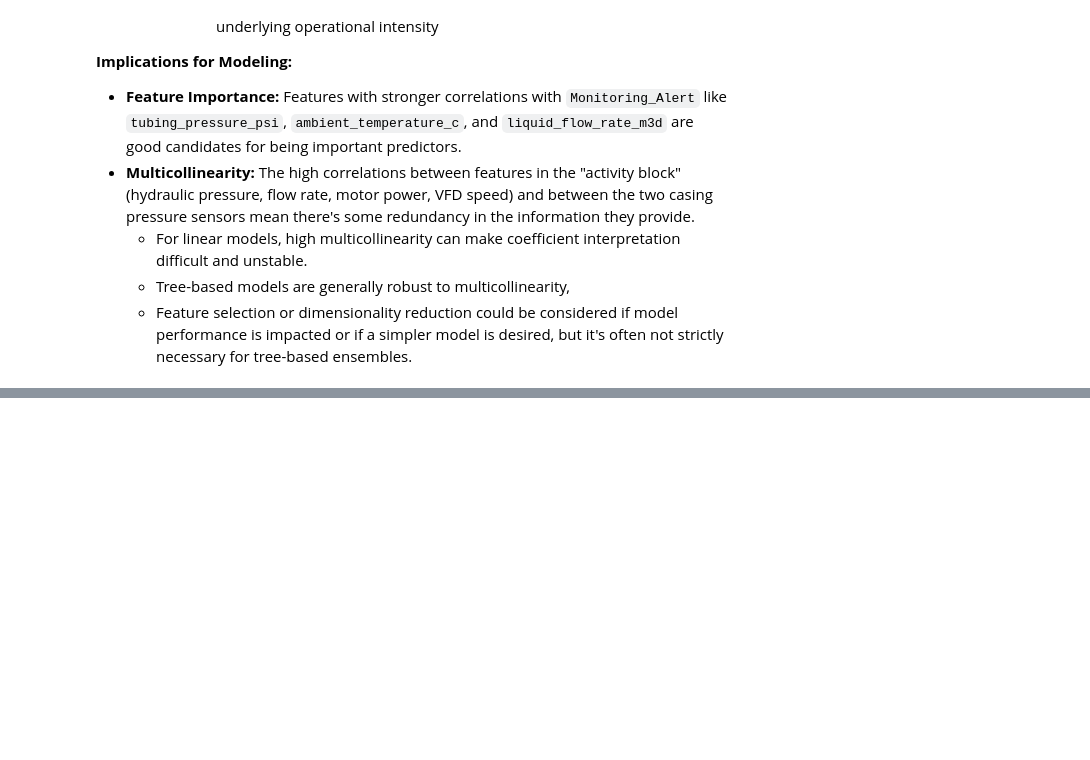
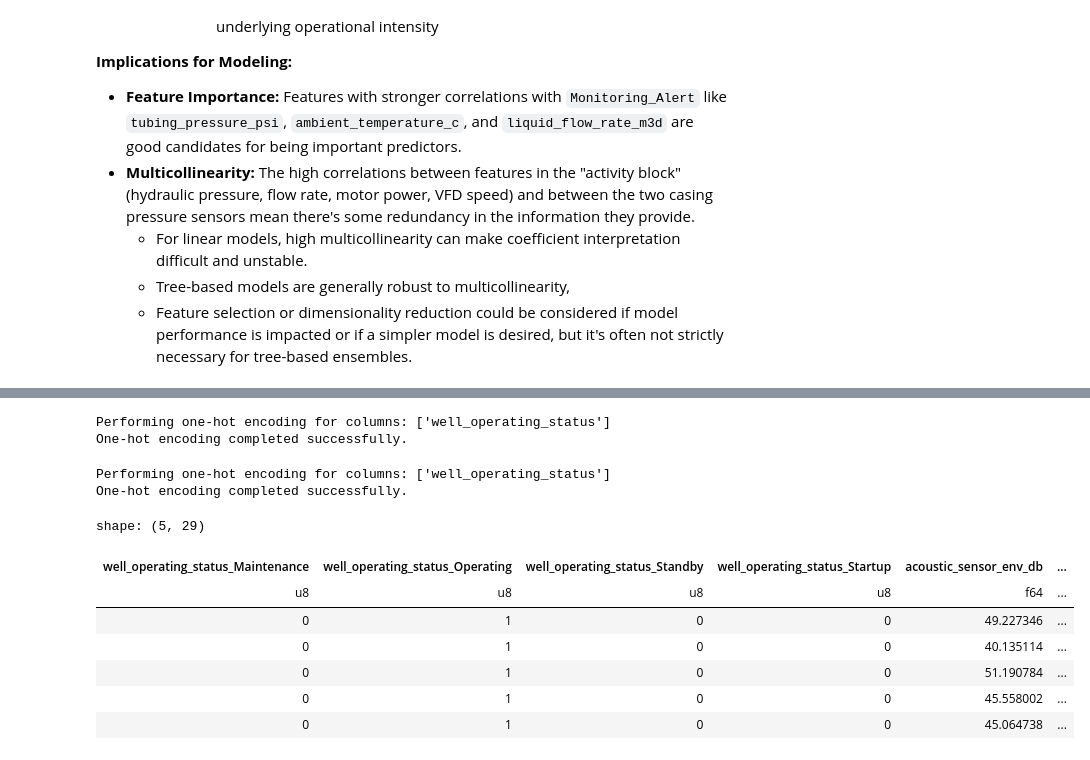
Before and after one commit to vashishtmarhwal/tech-challenge-ambyint, a Jupyter notebook: data-science/ambyint_assessment.ipynb, the cells around one changed output, grey strips where cells are left out. Saved outputs shown, nothing was run; the diff lists cells and outputs as text; code cells hidden in the pictures; blank space fills up the shorter version.

```diff
--- a/data-science/ambyint_assessment.ipynb
+++ b/data-science/ambyint_assessment.ipynb
@@ -779,0 +802,12 @@ plt.show()
+# %%
+# Imputation strategies based on earlier discussion
+imputation_map = {
+    "liquid_flow_rate_m3d": pl.col("liquid_flow_rate_m3d").fill_null(pl.median("liquid_flow_rate_m3d")),
+    "tubing_pressure_psi": pl.col("tubing_pressure_psi").interpolate(),
+    "gearbox_temperature_c": pl.col("gearbox_temperature_c").forward_fill(),
+    "vfd_speed_pct": pl.col("vfd_speed_pct").interpolate(),
+    "surface_temperature_c": pl.col("surface_temperature_c").fill_null(pl.median("surface_temperature_c")),
+    "acoustic_sensor_env_db": pl.col("acoustic_sensor_env_db").fill_null(pl.mean("acoustic_sensor_env_db")),
+}
+# %%
+train_df_processed = handle_missing_values(train_df.clone(), imputation_map)
@@ -779,0 +851,2 @@ plt.show()
+# %%
+train_df_processed = create_time_features(train_df_processed.clone())
@@ -779,0 +867,21 @@ plt.show()
+# %%
+train_df_processed = one_hot_encode_categorical(train_df_processed, categorical_columns=["well_operating_status"])
+# %% [output]
+Performing one-hot encoding for columns: ['well_operating_status']
+One-hot encoding completed successfully.
+# %%
+test_df_processed = one_hot_encode_categorical(test_df_processed, categorical_columns=["well_operating_status"])
+# %% [output]
+Performing one-hot encoding for columns: ['well_operating_status']
+One-hot encoding completed successfully.
+# %%
+train_df_processed.head()
+# %% [output]
+shape: (5, 29)
+| well_operating_status_Maintenance | well_operating_status_Operating | well_operating_status_Standby | well_operating_status_Startup | acoustic_sensor_env_db | ... |
+| u8 | u8 | u8 | u8 | f64 | ... |
+| 0 | 1 | 0 | 0 | 49.227346 | ... |
+| 0 | 1 | 0 | 0 | 40.135114 | ... |
+| 0 | 1 | 0 | 0 | 51.190784 | ... |
+| 0 | 1 | 0 | 0 | 45.558002 | ... |
+| 0 | 1 | 0 | 0 | 45.064738 | ... |
```
Also changed, not shown: parts of 19 cells of this notebook.
